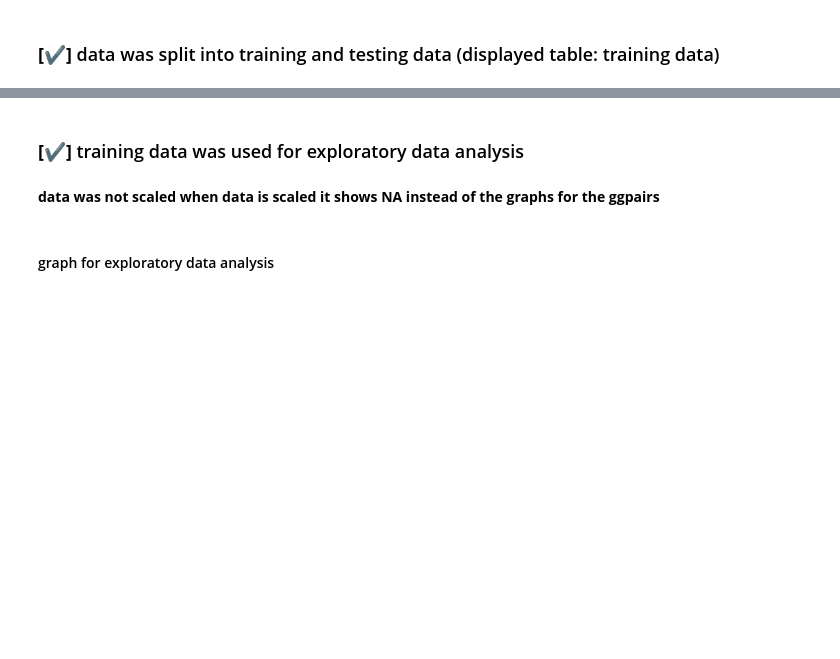
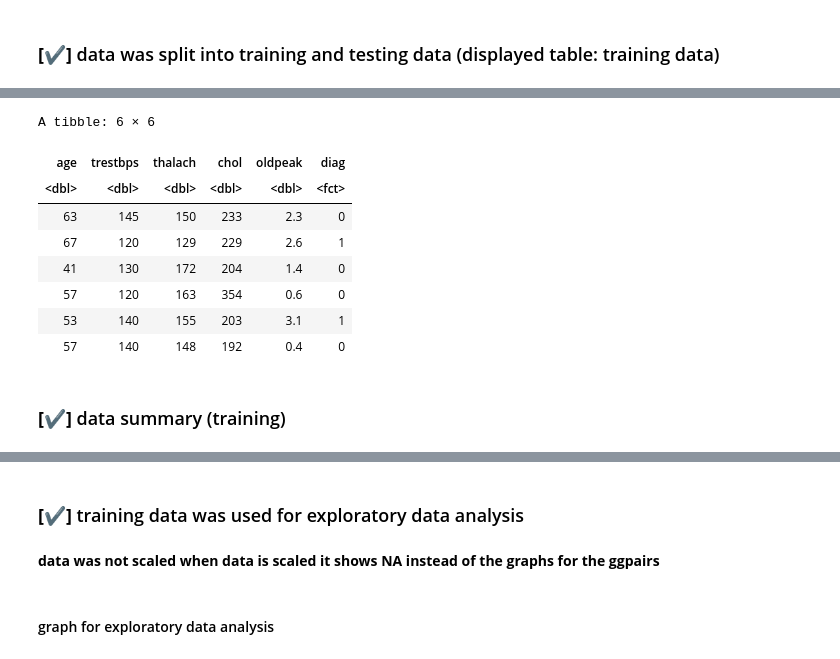
Before and after one commit to Yujinjen/group_project, a Jupyter notebook: DSCI_G36_Project_Submission.ipynb, the cells around one changed output, grey strips where cells are left out. Cells and saved outputs as stored; diff of their text form; code cells hidden in the pictures; blank space fills up the shorter version.

```diff
--- a/DSCI_G36_Project_Submission.ipynb
+++ b/DSCI_G36_Project_Submission.ipynb
@@ -251,0 +172,18 @@ A tibble: 6 × 7
+# %%
+cleveland_split<-initial_split(cleveland_filtered_data,prop=0.75,strata=diag)  #splitting cleveland's data
+cleveland_training<-training(cleveland_split)
+cleveland_testing<-testing(cleveland_split)
+
+head(cleveland_training)
+# %% [output]
+A tibble: 6 × 6
+| age | trestbps | thalach | chol | oldpeak | diag |
+| <dbl> | <dbl> | <dbl> | <dbl> | <dbl> | <fct> |
+| 63 | 145 | 150 | 233 | 2.3 | 0 |
+| 67 | 120 | 129 | 229 | 2.6 | 1 |
+| 41 | 130 | 172 | 204 | 1.4 | 0 |
+| 57 | 120 | 163 | 354 | 0.6 | 0 |
+| 53 | 140 | 155 | 203 | 3.1 | 1 |
+| 57 | 140 | 148 | 192 | 0.4 | 0 |
+# %% [markdown]
+### **[✔]** data summary (training)
```
Also changed, not shown: parts of 16 cells of this notebook.
